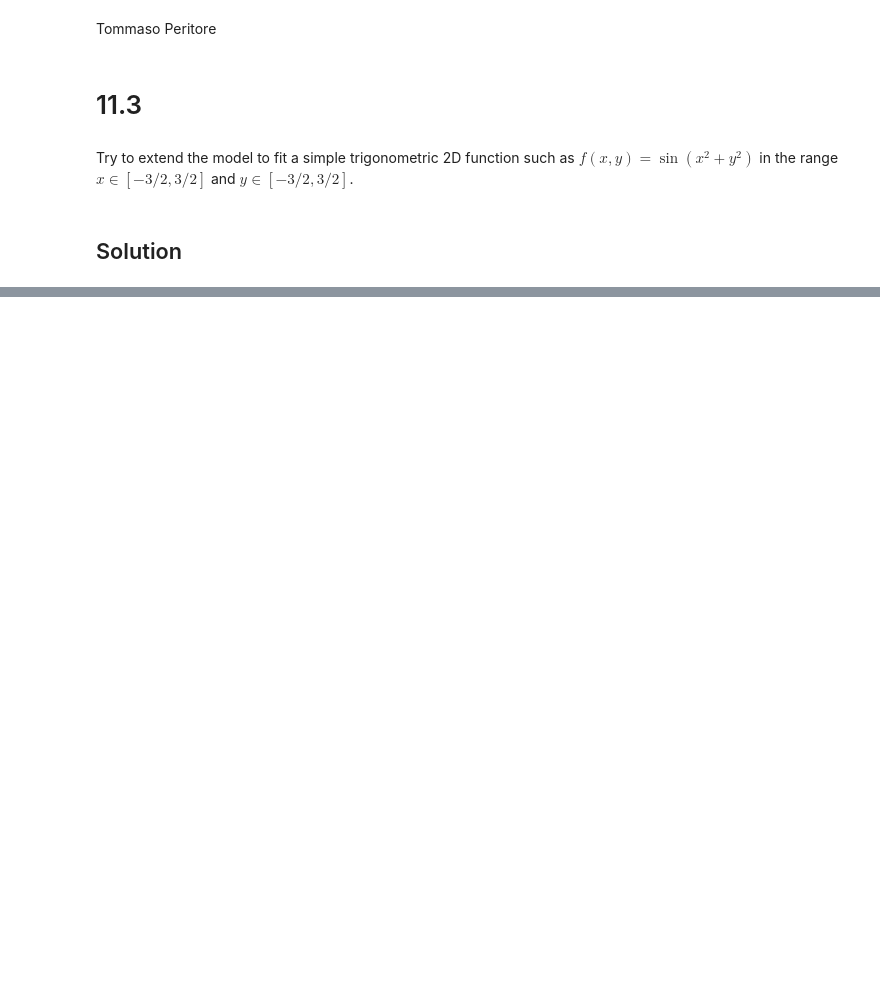
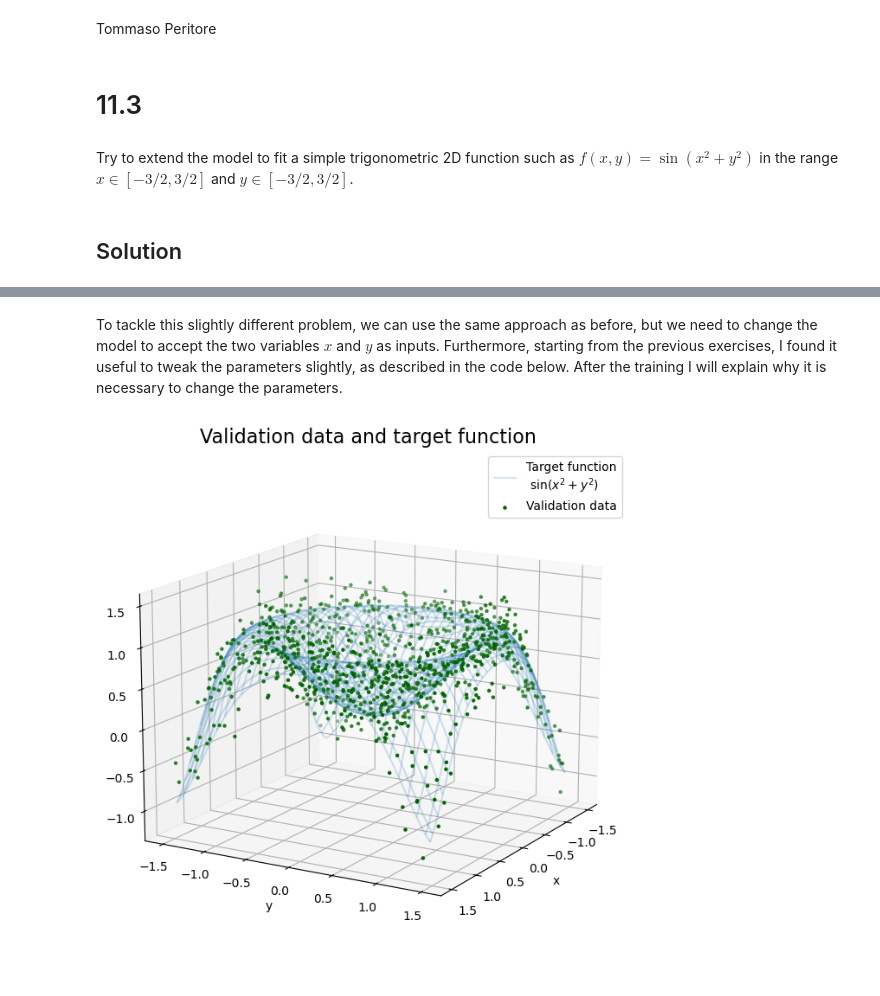
Before and after one commit to tommasoperitoree/Numerical_Simulation_Laboratory, a Jupyter notebook: LSN_11/LSN_11.3.ipynb, the cells around one changed output, grey strips where cells are left out. Drawn from its saved outputs; the diff is of its cells as text; code cells hidden in the pictures; blank space fills up the shorter version.

```diff
--- a/LSN_11/LSN_11.3.ipynb
+++ b/LSN_11/LSN_11.3.ipynb
@@ -121,2 +27,47 @@ plt.show()
+# %% [markdown]
+To tackle this slightly different problem, we can use the same approach as before, but we need to change the model to accept the two variables $x$ and $y$ as inputs. Furthermore, starting from the previous exercises, I found it useful to tweak the parameters slightly, as described in the code below. After the training I will explain why it is necessary to change the parameters.
+# %%
+# problem parameters
+N_epochs = 50
+N_train = 10000 # <<< train
+N_valid = 1000 # <<< test
+sigma = 0.2
+bach_size = 32
+
+def f(x, y):
+    return np.sin((x ** 2 + y ** 2))
+# %%
+x_train = np.random.uniform(-3./2., 3./2., N_train)
+x_valid = np.random.uniform(-3./2., 3./2., N_valid)
+
+y_train = np.random.uniform(-3./2., 3./2., N_train)
+y_valid = np.random.uniform(-3./2., 3./2., N_valid)
+
+XY_train = np.column_stack((x_train,y_train))
+XY_valid = np.column_stack((x_valid,y_valid))
+
+z_target = f(x_valid, y_valid)
+z_train = np.random.normal(f(x_train,y_train), sigma)
+z_valid = np.random.normal(f(x_valid,y_valid), sigma)
+
+fig = plt.figure(figsize = (6, 6))
+ax = Axes3D(fig)
+fig.add_axes(ax)
+
+x_surf = np.arange(-3./2., 3./2., 0.05)
+y_surf = np.arange(-3./2., 3./2., 0.05)
+X_surf, Y_surf = np.meshgrid(x_surf,y_surf)
+ax.plot_wireframe(X_surf, Y_surf, f(X_surf, Y_surf), label = 'Target function\n $\sin(x^2+y^2)$', alpha = 0.2)
+ax.scatter(x_valid, y_valid, z_valid, marker = ".", color = "darkgreen", label = 'Validation data')
+ax.set_xlabel("x")
+ax.set_ylabel("y")
+ax.set_zlabel("z")
+plt.title("Validation data and target function", fontsize = 16)
+ax.legend()
+ax.view_init(15, 30)
+
+plt.show()
+# %% [output]
+[figure, added]
 # %%
 model = tf.keras.Sequential()
```
Also changed, not shown: parts of 8 cells of this notebook, 2 other files.
